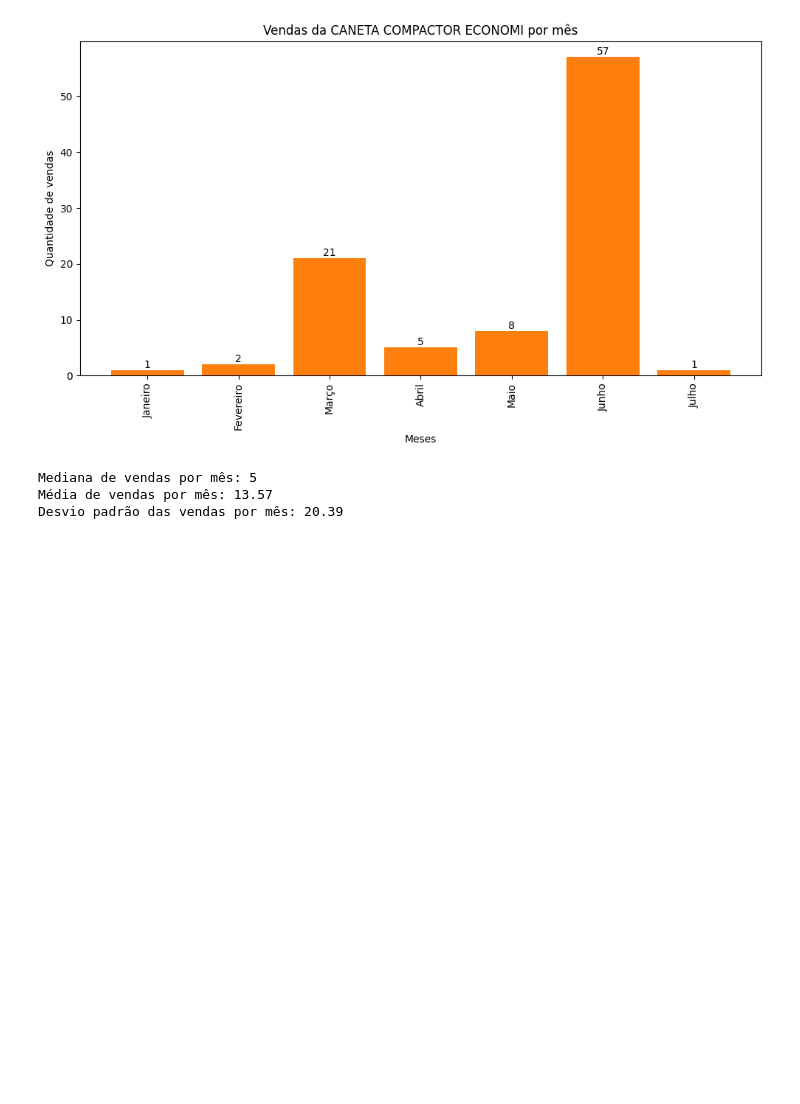
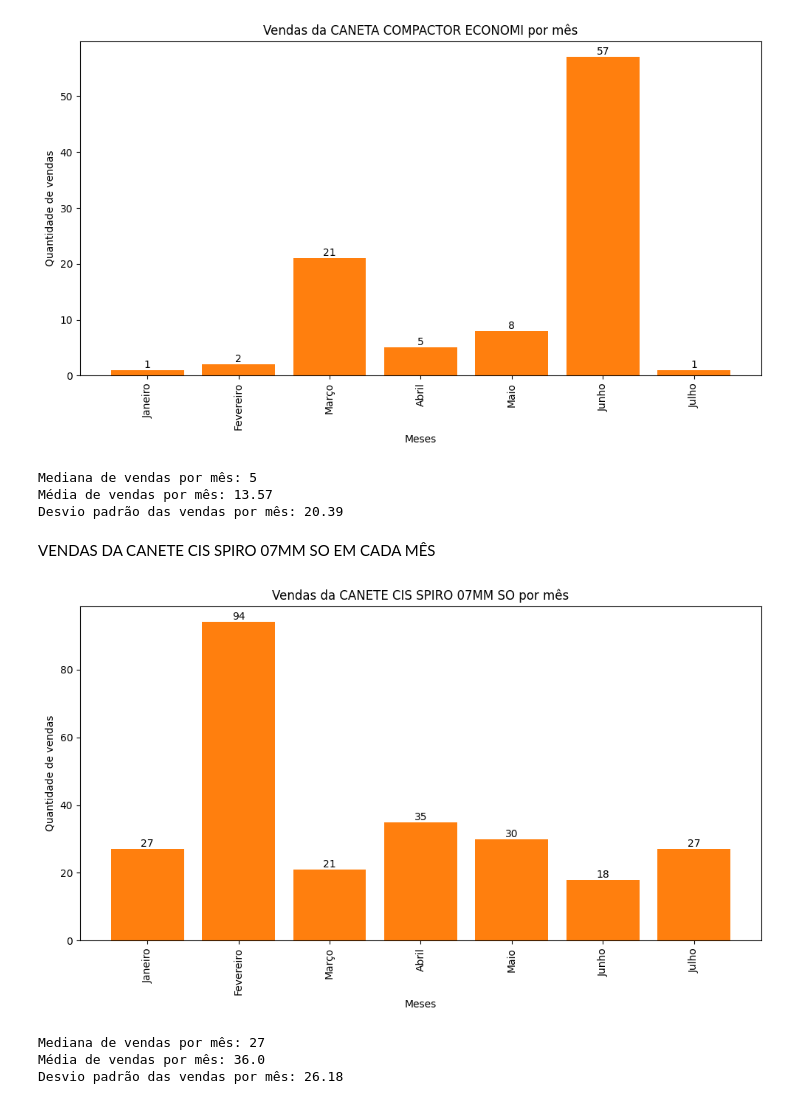
Before and after one commit to brasilicioh/statisticsMath, a Jupyter notebook: PygeralAnalysis.ipynb, the cells around one changed output. Cells and saved outputs as stored; diff of their text form; code cells hidden in the pictures; blank space fills up the shorter version.

```diff
--- a/PygeralAnalysis.ipynb
+++ b/PygeralAnalysis.ipynb
@@ -382,4 +383,30 @@ print(f"Desvio padrão das vendas por mês: {round(np.std(eixoY, ddof=1), 2)}")
 Mediana de vendas por mês: 5
 Média de vendas por mês: 13.57
 Desvio padrão das vendas por mês: 20.39
+# %% [markdown]
+VENDAS DA CANETE CIS SPIRO 07MM SO EM CADA MÊS
+# %%
+eixoY = formar_eixoY([csv_jan, csv_feb, csv_mar, csv_apr, csv_may, csv_jun, csv_jul], "CANETE CIS SPIRO 07MM SO")
+
+plt.figure(figsize=(10, 6))
+plt.bar(eixoX, eixoY)
+
+for barra in plt.bar(eixoX, eixoY):
+    plt.text(barra.get_x() + barra.get_width() / 2, barra.get_height(), f"{int(barra.get_height())}", ha = "center", va="bottom")
+
+plt.xlabel("Meses")
+plt.ylabel("Quantidade de vendas")
+plt.title("Vendas da CANETE CIS SPIRO 07MM SO por mês")
+plt.xticks(rotation=90)
+plt.tight_layout()
+plt.show()
+
+print(f"Mediana de vendas por mês: {int(np.median(eixoY))}")
+print(f"Média de vendas por mês: {round(np.mean(eixoY), 2)}")
+print(f"Desvio padrão das vendas por mês: {round(np.std(eixoY, ddof=1), 2)}")
+# %% [output]
+[figure, added]
+Mediana de vendas por mês: 27
+Média de vendas por mês: 36.0
+Desvio padrão das vendas por mês: 26.18
 # %% [markdown]
```
Also changed, not shown: parts of 4 cells of this notebook.
